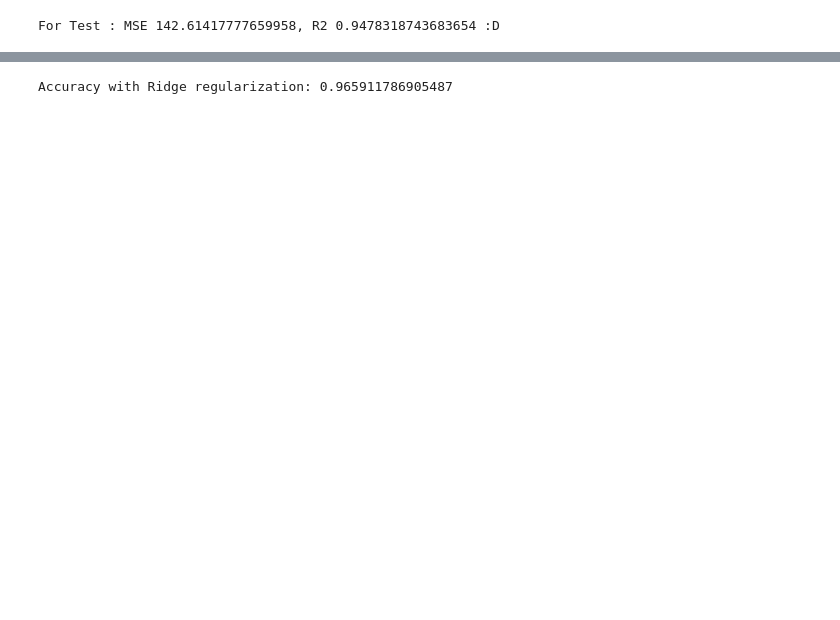
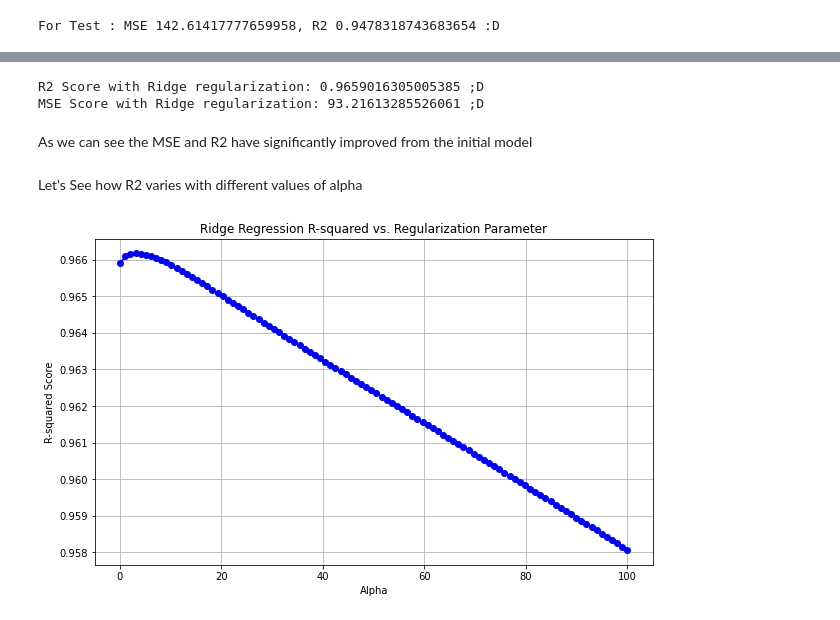
Before and after one commit to atomikkus/polynomial_regression, a Jupyter notebook: polynomial_regresion.ipynb, the cells around one changed output, grey strips where cells are left out. Drawn from its saved outputs; the diff is of its cells as text; code cells hidden in the pictures; blank space fills up the shorter version.

```diff
--- a/polynomial_regresion.ipynb
+++ b/polynomial_regresion.ipynb
@@ -176,7 +209,37 @@ poly_model_ridge.fit(X_train, y_train)
 y_pred_ridge = poly_model_ridge.predict(X_test)
 
 # Evaluate the model
-accuracy_ridge = poly_model_ridge.score(X_test, y_test)
-print("Accuracy with Ridge regularization:", accuracy_ridge)
+r2_ridge = poly_model_ridge.score(X_test, y_test)
+mse = mean_squared_error(y_test,y_pred_ridge)
+print("R2 Score with Ridge regularization:", r2_ridge, ';D')
+print("MSE Score with Ridge regularization:", mse, ';D')
 # %% [output]
-Accuracy with Ridge regularization: 0.965911786905487
+R2 Score with Ridge regularization: 0.9659016305005385 ;D
+MSE Score with Ridge regularization: 93.21613285526061 ;D
+# %% [markdown]
+As we can see the MSE and R2 have significantly improved from the initial model
+# %% [markdown]
+Let's See how R2 varies with different values of alpha
+# %%
+# Initialize lists to store R-squared scores
+alphas = np.linspace(0.1, 100, 100)
+r2_scores = []
+
+# Fit Ridge regression models with different alpha values and calculate R-squared scores
+for alpha in alphas:
+    poly_model_ridge = make_pipeline(PolynomialFeatures(degree=4), StandardScaler(), Ridge(alpha=alpha))
+    poly_model_ridge.fit(X_train, y_train)
+    y_pred_ridge = poly_model_ridge.predict(X_test)
+    r2 = poly_model_ridge.score(X_test, y_test)
+    r2_scores.append(r2)
+
+# Plot the R-squared scores against different alpha values
+plt.figure(figsize=(10, 6))
+plt.plot(alphas, r2_scores, marker='o', color='b')
+plt.title('Ridge Regression R-squared vs. Regularization Parameter')
+plt.xlabel('Alpha')
+plt.ylabel('R-squared Score')
+plt.grid(True)
+plt.show()
+# %% [output]
+[figure, added]
```
Also changed, not shown: parts of 18 cells of this notebook.
